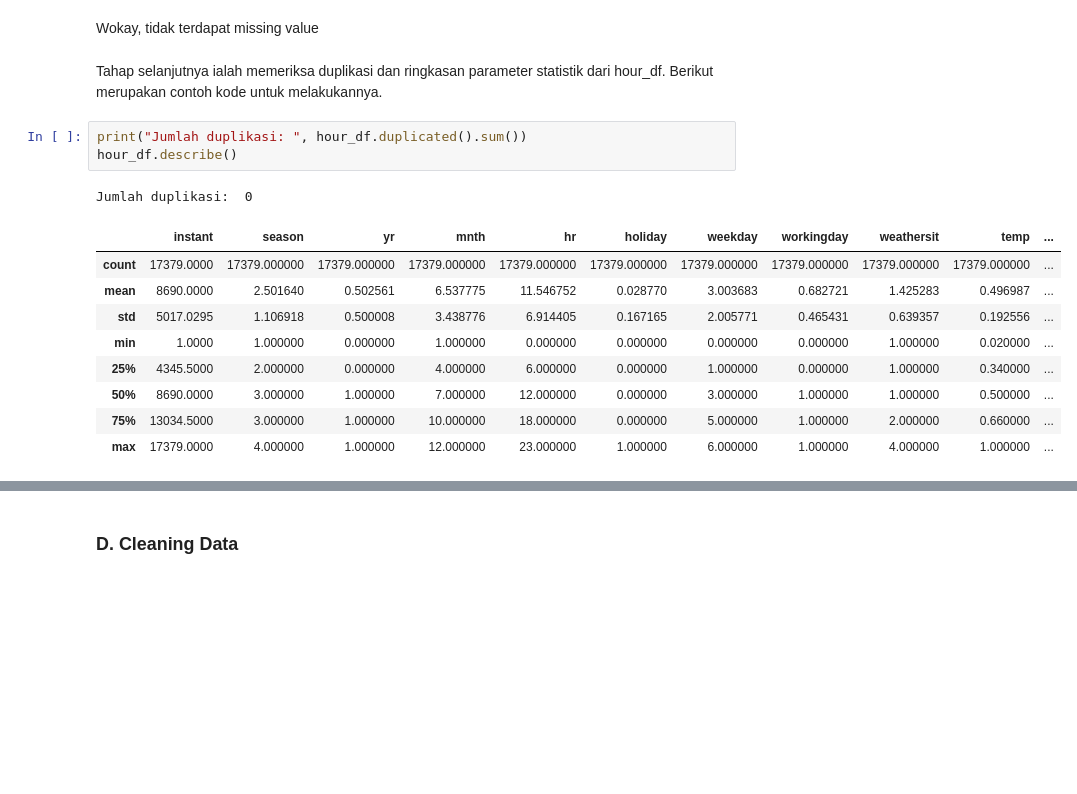
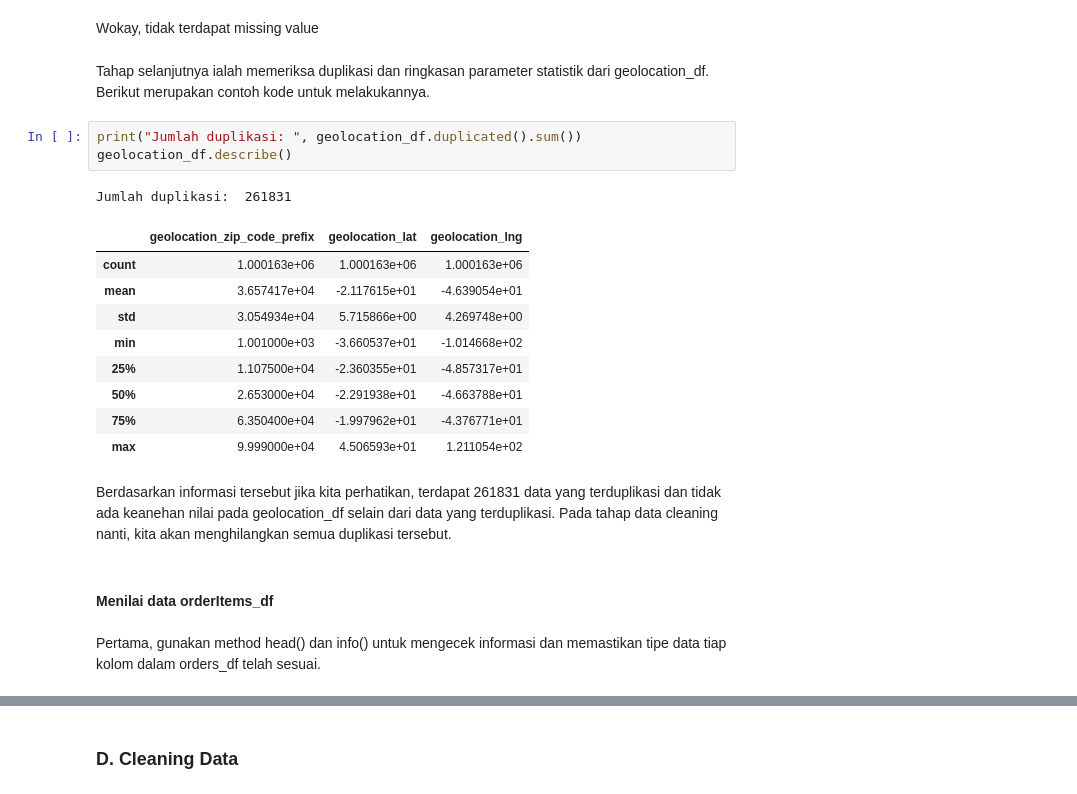
Before and after one commit to NuryaFahruRosyidin2406/Dicoding_Learn-Data-Scientist, a Jupyter notebook: Submission Project Analisis Data/Submission_Project_Analisis_Data.ipynb, the cells around one changed output, grey strips where cells are left out. Drawn from its saved outputs; the diff is of its cells as text; blank space fills up the shorter version.

```diff
--- a/Submission Project Analisis Data/Submission_Project_Analisis_Data.ipynb
+++ b/Submission Project Analisis Data/Submission_Project_Analisis_Data.ipynb
@@ -265,18 +258,24 @@ dtype: int64
 # %% [markdown]
 Wokay, tidak terdapat missing value
 # %% [markdown]
-Tahap selanjutnya ialah memeriksa duplikasi dan ringkasan parameter statistik dari hour_df. Berikut merupakan contoh kode untuk melakukannya.
+Tahap selanjutnya ialah memeriksa duplikasi dan ringkasan parameter statistik dari geolocation_df. Berikut merupakan contoh kode untuk melakukannya.
 # %%
-print("Jumlah duplikasi: ", hour_df.duplicated().sum())
-hour_df.describe()
+print("Jumlah duplikasi: ", geolocation_df.duplicated().sum())
+geolocation_df.describe()
 # %% [output]
-Jumlah duplikasi:  0
+Jumlah duplikasi:  261831
-|  | instant | season | yr | mnth | hr | holiday | weekday | workingday | weathersit | temp | ... |
-| count | 17379.0000 | 17379.000000 | 17379.000000 | 17379.000000 | 17379.000000 | 17379.000000 | 17379.000000 | 17379.000000 | 17379.000000 | 17379.000000 | ... |
-| mean | 8690.0000 | 2.501640 | 0.502561 | 6.537775 | 11.546752 | 0.028770 | 3.003683 | 0.682721 | 1.425283 | 0.496987 | ... |
-| std | 5017.0295 | 1.106918 | 0.500008 | 3.438776 | 6.914405 | 0.167165 | 2.005771 | 0.465431 | 0.639357 | 0.192556 | ... |
-| min | 1.0000 | 1.000000 | 0.000000 | 1.000000 | 0.000000 | 0.000000 | 0.000000 | 0.000000 | 1.000000 | 0.020000 | ... |
-| 25% | 4345.5000 | 2.000000 | 0.000000 | 4.000000 | 6.000000 | 0.000000 | 1.000000 | 0.000000 | 1.000000 | 0.340000 | ... |
-| 50% | 8690.0000 | 3.000000 | 1.000000 | 7.000000 | 12.000000 | 0.000000 | 3.000000 | 1.000000 | 1.000000 | 0.500000 | ... |
-| 75% | 13034.5000 | 3.000000 | 1.000000 | 10.000000 | 18.000000 | 0.000000 | 5.000000 | 1.000000 | 2.000000 | 0.660000 | ... |
-| max | 17379.0000 | 4.000000 | 1.000000 | 12.000000 | 23.000000 | 1.000000 | 6.000000 | 1.000000 | 4.000000 | 1.000000 | ... |
+|  | geolocation_zip_code_prefix | geolocation_lat | geolocation_lng |
+| count | 1.000163e+06 | 1.000163e+06 | 1.000163e+06 |
+| mean | 3.657417e+04 | -2.117615e+01 | -4.639054e+01 |
+| std | 3.054934e+04 | 5.715866e+00 | 4.269748e+00 |
+| min | 1.001000e+03 | -3.660537e+01 | -1.014668e+02 |
+| 25% | 1.107500e+04 | -2.360355e+01 | -4.857317e+01 |
+| 50% | 2.653000e+04 | -2.291938e+01 | -4.663788e+01 |
+| 75% | 6.350400e+04 | -1.997962e+01 | -4.376771e+01 |
+| max | 9.999000e+04 | 4.506593e+01 | 1.211054e+02 |
+# %% [markdown]
+Berdasarkan informasi tersebut jika kita perhatikan, terdapat 261831 data yang terduplikasi dan tidak ada keanehan nilai pada geolocation_df selain dari data yang terduplikasi. Pada tahap data cleaning nanti, kita akan menghilangkan semua duplikasi tersebut.
+# %% [markdown]
+#### Menilai data orderItems_df
+# %% [markdown]
+Pertama, gunakan method head() dan info() untuk mengecek informasi dan memastikan tipe data tiap kolom dalam orders_df telah sesuai.
```
Also changed, not shown: parts of 26 cells of this notebook.
